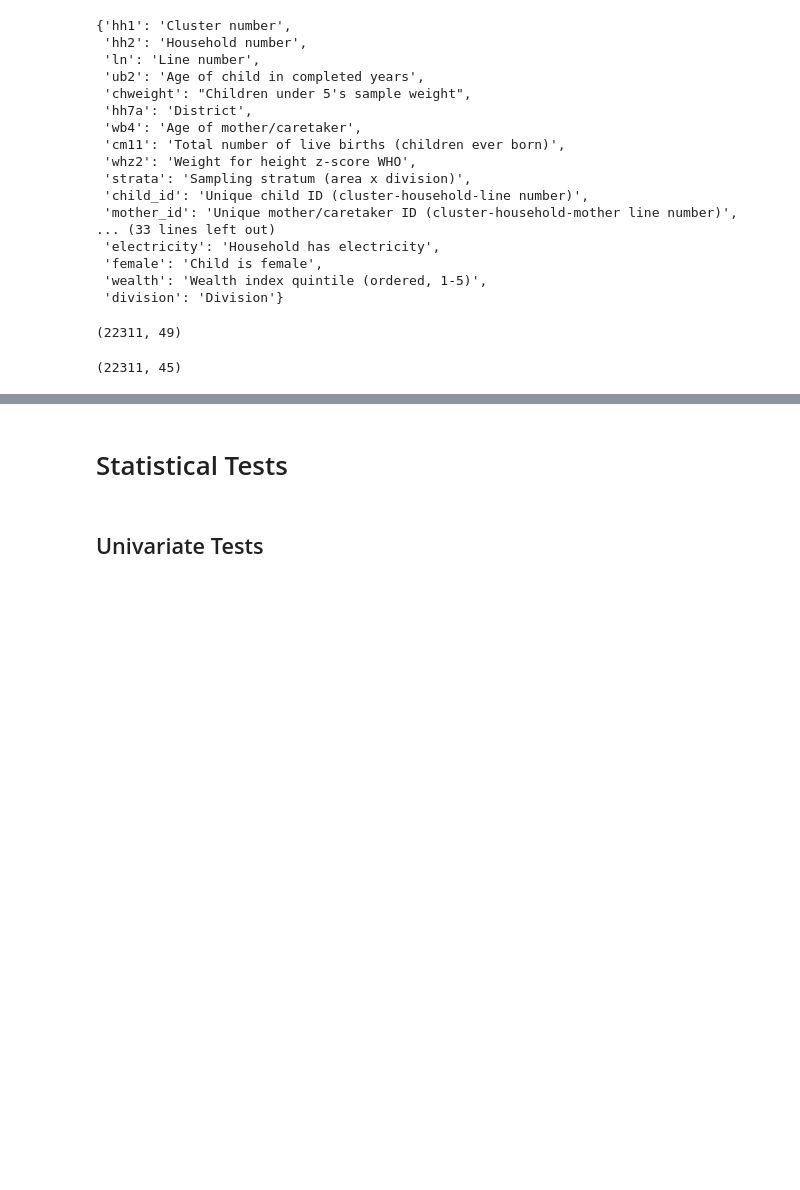
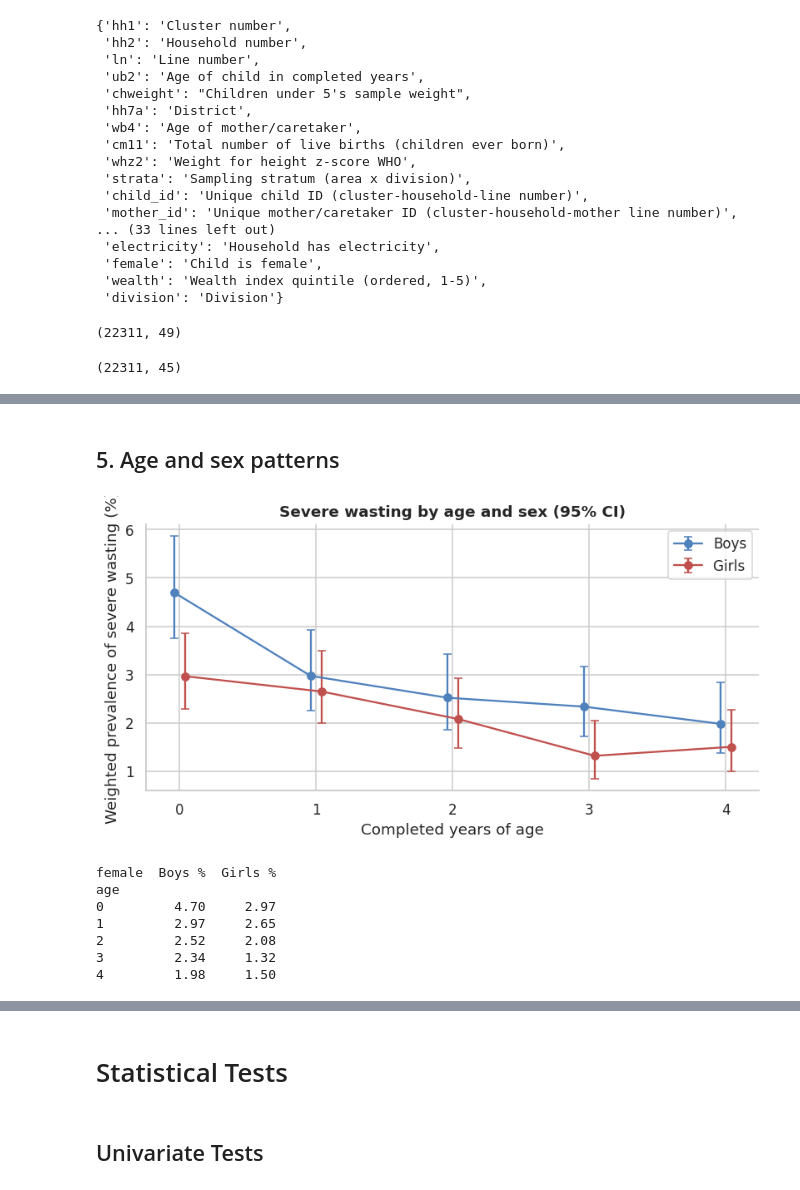
Before and after one commit to MJwd-Hasan/wasting_mics, a Jupyter notebook: eda.ipynb, the cells around one changed output, grey strips where cells are left out. Drawn from its saved outputs; the diff is of its cells as text; code cells hidden in the pictures; blank space fills up the shorter version.

```diff
--- a/eda.ipynb
+++ b/eda.ipynb
@@ -125,0 +297,23 @@ df_clean.shape
+# %% [markdown]
+## 5. Age and sex patterns
+# %%
+# Weighted prevalence by single year of age and sex.
+d = df_clean.assign(age_sex=df_clean.ub2.astype(int).astype(str) + "|" + df_clean.female.astype(int).astype(str))
+e = prev_by(d, "age_sex").reset_index().rename(columns={"index": "age_sex"})
+e[["age", "female"]] = e["age_sex"].str.split("|", expand=True).astype(int)
+fig, ax = plt.subplots(figsize=(7.5, 4))
+for f_, c, name in [(0, "#4f81bd", "Boys"), (1, "#c0504d", "Girls")]:
+    s = e[e.female == f_]
+    ax.errorbar(s.age + (0.04 if f_ else -0.04), s.est, yerr=[s.est - s.lci, s.uci - s.est], marker="o", capsize=3, color=c, label=name)
+ax.set_xticks(range(5)); ax.set_xlabel("Completed years of age"); ax.set_ylabel("Weighted prevalence of severe wasting (%)")
+ax.set_title("Severe wasting by age and sex (95% CI)"); ax.legend(); plt.tight_layout(); plt.show()
+print(e.pivot(index="age", columns="female", values="est").round(2).rename(columns={0: "Boys %", 1: "Girls %"}))
+# %% [output]
+[figure, added]
+female  Boys %  Girls %
+age
+0         4.70     2.97
+1         2.97     2.65
+2         2.52     2.08
+3         2.34     1.32
+4         1.98     1.50
```
Also changed, not shown: parts of 26 cells of this notebook.
